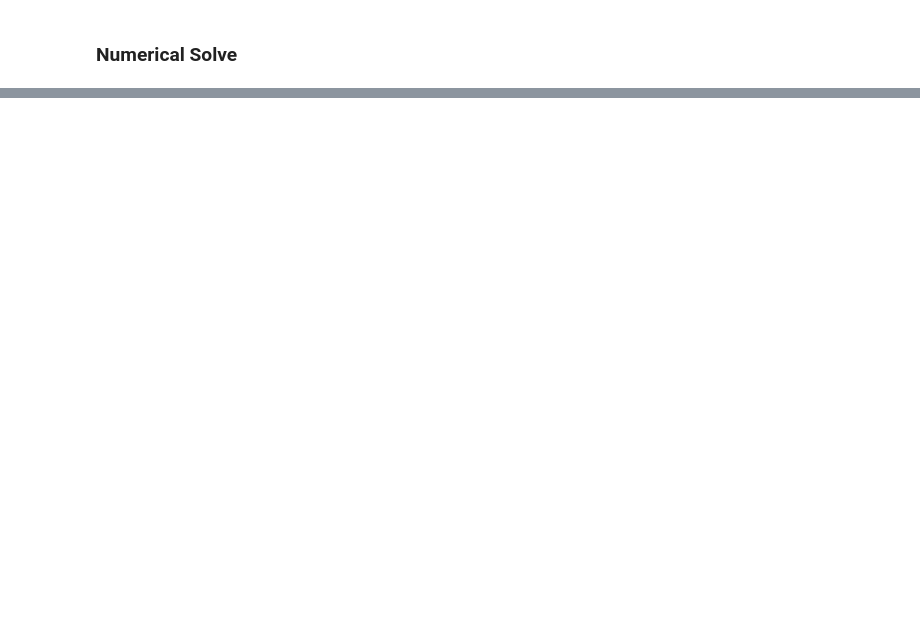
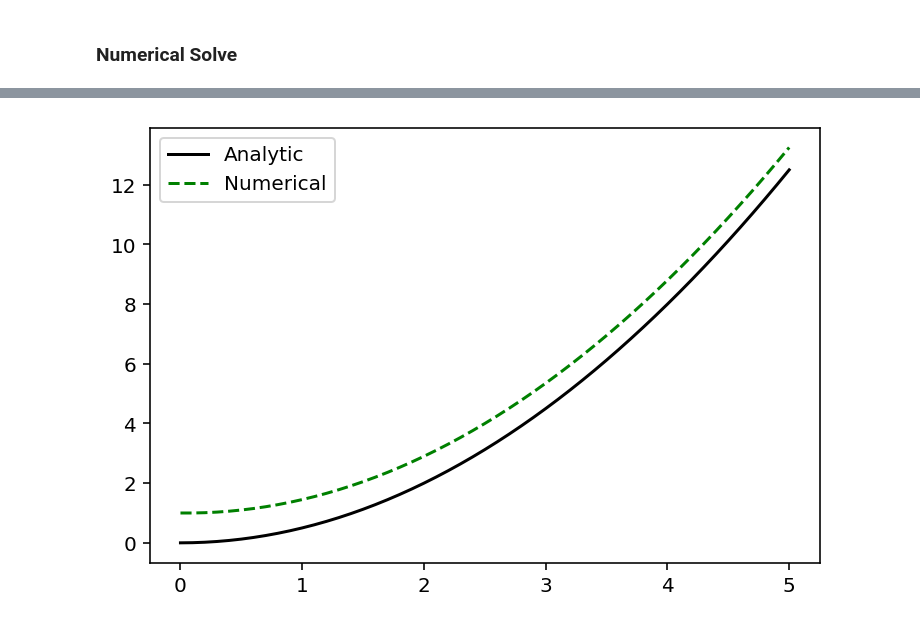
Before and after one commit to lich2000117/NanoParticles-Modelling, a Jupyter notebook: Code/2019'sCode.ipynb, the cells around one changed output, grey strips where cells are left out. Saved outputs shown, nothing was run; the diff lists cells and outputs as text; code cells hidden in the pictures; blank space fills up the shorter version.

Commit message:
update ODE solution Code

```diff
--- a/Code/2019'sCode.ipynb
+++ b/Code/2019'sCode.ipynb
@@ -56,0 +60,39 @@ Error: 0.00025628032154401126
+# %%
+import numpy as np
+import matplotlib.pyplot as plt
+
+
+# define dy/dx = x
+def dy(x):
+    return x
+
+h = 0.1 # step size
+
+# integral boundary
+a = 0
+b = 5
+
+# set up x according to step size
+x = np.arange(a, b+h, h)
+# store solution value based on initialised x
+w = np.zeros(x.shape)
+
+# get True analysis equation
+y = 1/2*x**2
+
+# initial value
+w[0] = 1
+# Iteration to Solve
+for i in range( len(x) - 1 ):
+    w[i+1] = w[i] + h * x[i]
+    #w[i+1] = w[i] + quad(dy, x[i], x[i+1])[0]
+
+fig = plt.figure(dpi = 144)
+ax = fig.gca()
+ax.plot(x, y, 'k-', label="Analytic")
+ax.plot(x, w, 'g--', label="Numerical")
+ax.legend(loc="upper left")
+# plt.savefig("./1.jpg")
+plt.show()
+# %% [output]
+[figure, added]
```
Also changed, not shown: parts of 10 cells of this notebook.
